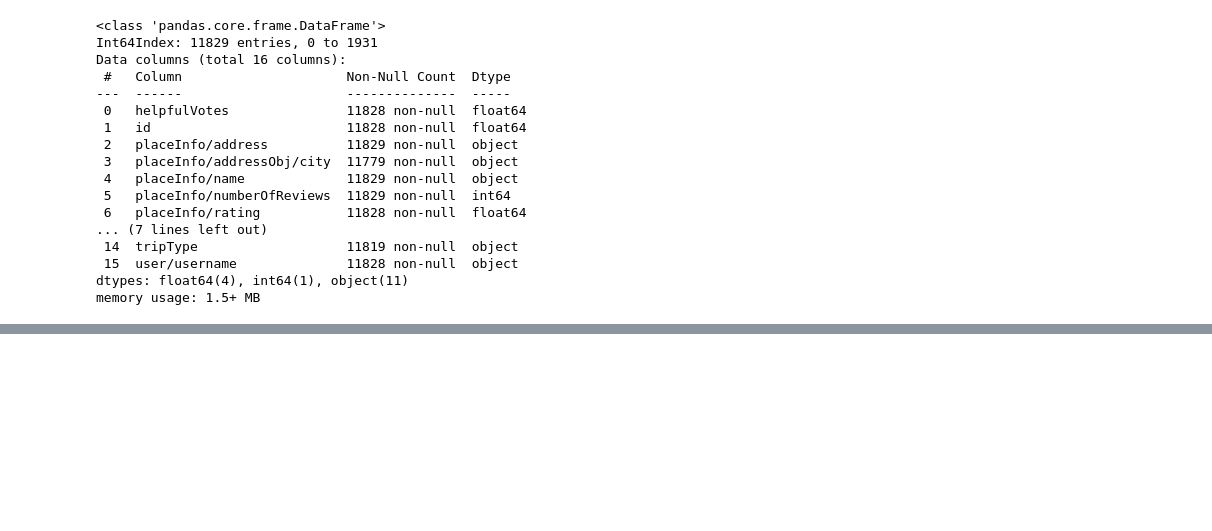
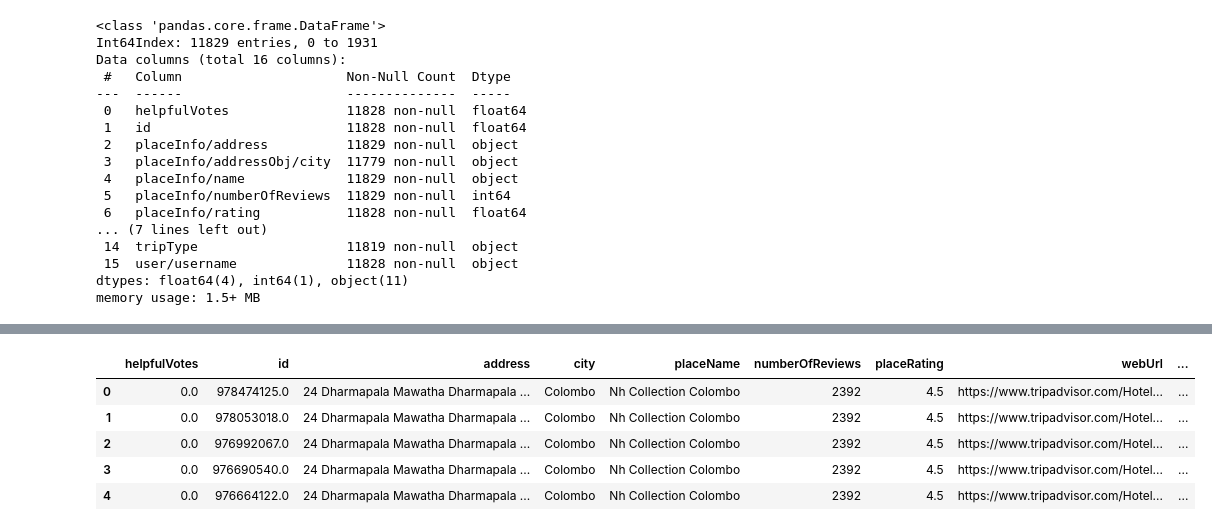
Before and after one commit to NotMishaal/TripAdvisor-Review-CW, a Jupyter notebook: task_1/cleaning.ipynb, the cells around one changed output, grey strips where cells are left out. Drawn from its saved outputs; the diff is of its cells as text; code cells hidden in the pictures; blank space fills up the shorter version.

Commit message:
renamed columns

```diff
--- a/task_1/cleaning.ipynb
+++ b/task_1/cleaning.ipynb
@@ -108,0 +111,3 @@ data.to_csv('raw/combined_dataset.csv', index=False)
+# %%
+df = pd.read_csv("../data/dataset_raw.csv")
+df.head()
@@ -108,0 +121,30 @@ data.to_csv('raw/combined_dataset.csv', index=False)
+# %%
+# renaming columns to be more readable
+column_names = {
+    'helpfulVotes': 'helpfulVotes',
+    'id': 'id',
+    'placeInfo/address': 'address',
+    'placeInfo/addressObj/city': 'city',
+    'placeInfo/name': 'placeName',
+    'placeInfo/numberOfReviews': 'numberOfReviews',
+    'placeInfo/rating': 'placeRating',
+    'placeInfo/webUrl': 'webUrl',
+    'publishedDate': 'publishedDate',
+    'rating': 'userRating',
+    'roomTip': 'roomTip',
+    'text': 'review_text',
+    'title': 'review_title',
+    'travelDate': 'travelDate',
+    'tripType': 'tripType',
+    'user/username': 'username',
+}
+
+df = df.rename(columns=column_names)
+df.head()
+# %% [output]
+|  | helpfulVotes | id | address | city | placeName | numberOfReviews | placeRating | webUrl | ... |
+| 0 | 0.0 | 978474125.0 | 24 Dharmapala Mawatha Dharmapala ... | Colombo | Nh Collection Colombo | 2392 | 4.5 | https://www.tripadvisor.com/Hotel... | ... |
+| 1 | 0.0 | 978053018.0 | 24 Dharmapala Mawatha Dharmapala ... | Colombo | Nh Collection Colombo | 2392 | 4.5 | https://www.tripadvisor.com/Hotel... | ... |
+| 2 | 0.0 | 976992067.0 | 24 Dharmapala Mawatha Dharmapala ... | Colombo | Nh Collection Colombo | 2392 | 4.5 | https://www.tripadvisor.com/Hotel... | ... |
+| 3 | 0.0 | 976690540.0 | 24 Dharmapala Mawatha Dharmapala ... | Colombo | Nh Collection Colombo | 2392 | 4.5 | https://www.tripadvisor.com/Hotel... | ... |
+| 4 | 0.0 | 976664122.0 | 24 Dharmapala Mawatha Dharmapala ... | Colombo | Nh Collection Colombo | 2392 | 4.5 | https://www.tripadvisor.com/Hotel... | ... |
```
Also changed, not shown: parts of 5 cells of this notebook, 2 other files.
